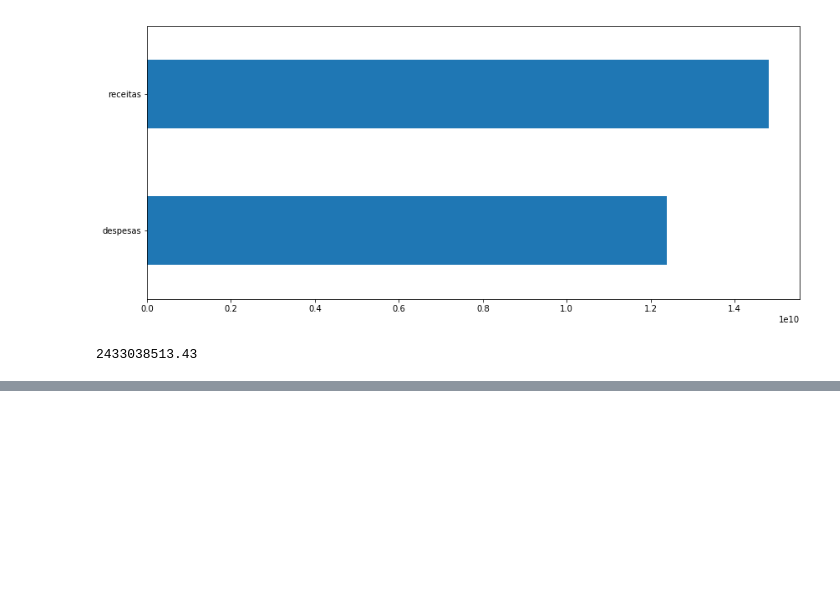
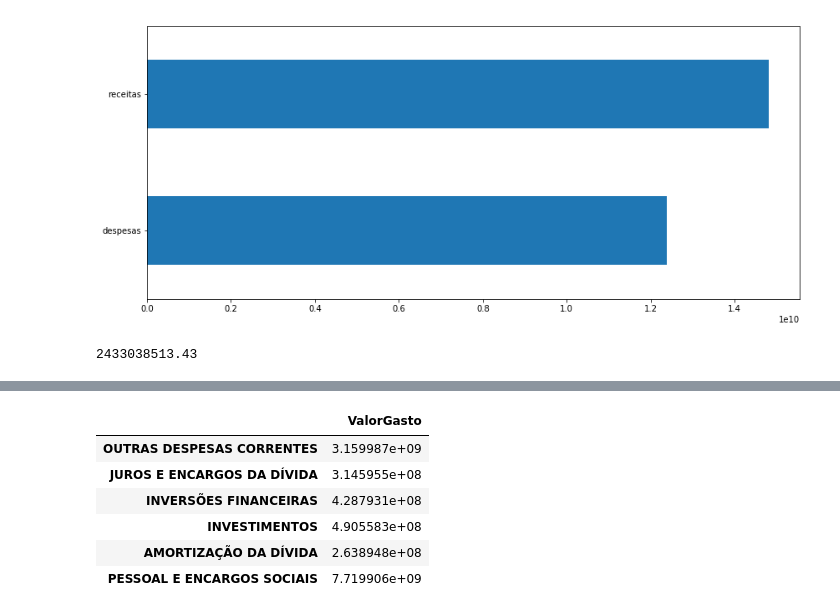
Before and after one commit to ERodrigues/tcc_analise_contas_publicas_ES, a Jupyter notebook: develop/Analise_ReceitasXDespesas_publicas_ES_2016.ipynb, the cells around one changed output, grey strips where cells are left out. Saved outputs shown, nothing was run; the diff lists cells and outputs as text; code cells hidden in the pictures; blank space fills up the shorter version.

```diff
--- a/develop/Analise_ReceitasXDespesas_publicas_ES_2016.ipynb
+++ b/develop/Analise_ReceitasXDespesas_publicas_ES_2016.ipynb
@@ -88,0 +133,10 @@ print (superavit)
+# %%
+despesas_por_grupo_despesas.head(10) # Imprimir as primeiras 10 linhas
+# %% [output]
+|  | ValorGasto |
+| OUTRAS DESPESAS CORRENTES | 3.159987e+09 |
+| JUROS E ENCARGOS DA DÍVIDA | 3.145955e+08 |
+| INVERSÕES FINANCEIRAS | 4.287931e+08 |
+| INVESTIMENTOS | 4.905583e+08 |
+| AMORTIZAÇÃO DA DÍVIDA | 2.638948e+08 |
+| PESSOAL E ENCARGOS SOCIAIS | 7.719906e+09 |
```
Also changed, not shown: parts of 8 cells of this notebook.
